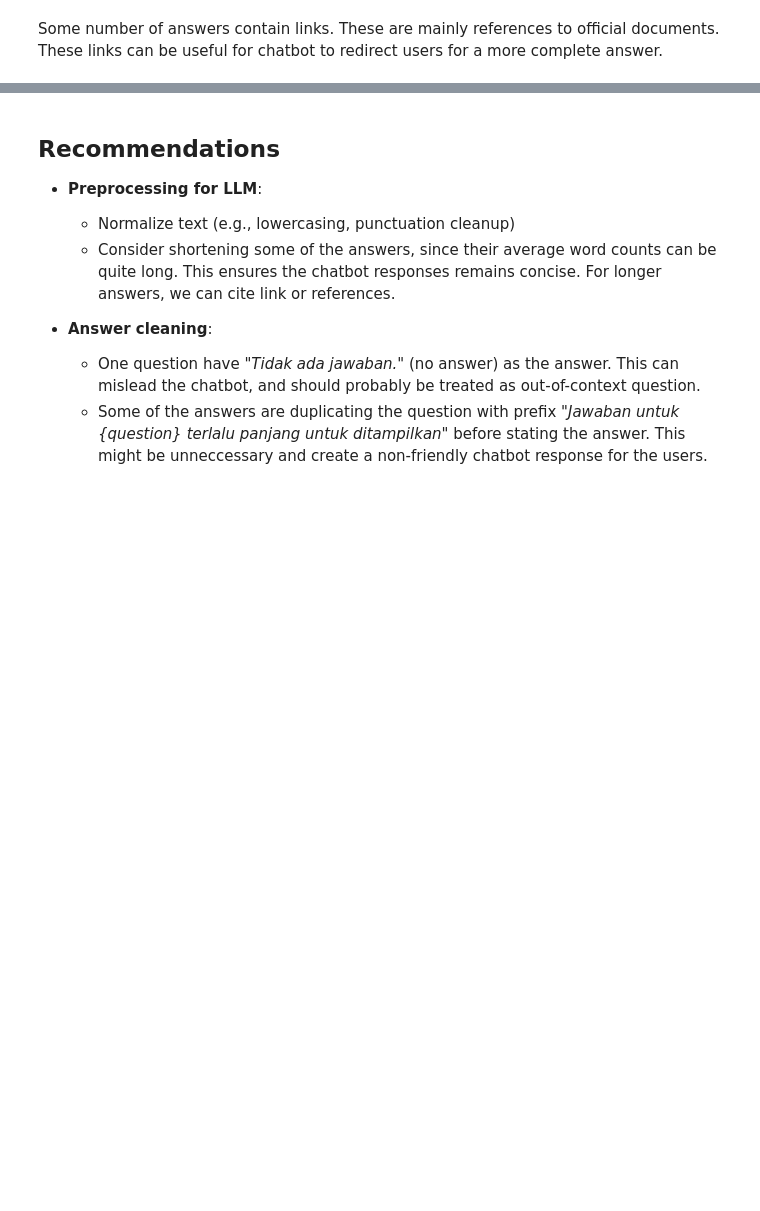
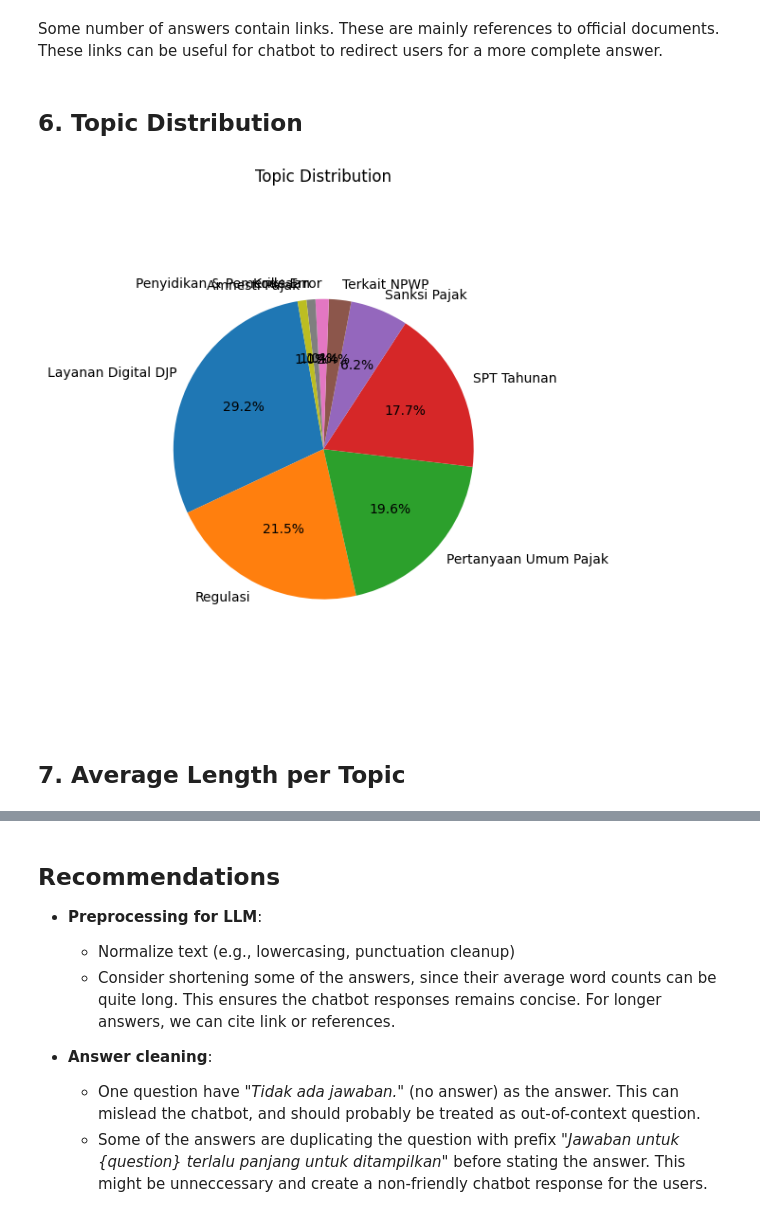
Before and after one commit to FTDS-assignment-bay/p2-final-project-rmt-040-final-sg02, a Jupyter notebook: analysis/EDA.ipynb, the cells around one changed output, grey strips where cells are left out. Saved outputs shown, nothing was run; the diff lists cells and outputs as text; code cells hidden in the pictures; blank space fills up the shorter version.

```diff
--- a/analysis/EDA.ipynb
+++ b/analysis/EDA.ipynb
@@ -300,2 +301,23 @@ plt.show()
 # %% [markdown]
 Some number of answers contain links. These are mainly references to official documents. These links can be useful for chatbot to redirect users for a more complete answer.
+# %% [markdown]
+## 6. Topic Distribution
+# %%
+topic_counts = df['Topik'].value_counts()
+
+# Create the pie chart
+plt.figure(figsize=(6, 6))
+plt.pie(
+    topic_counts.values,
+    labels=topic_counts.index,
+    autopct='%1.1f%%',
+    startangle=100
+)
+plt.title("Topic Distribution")
+plt.axis('equal')  # Ensures the pie chart is circular
+plt.tight_layout()
+plt.show()
+# %% [output]
+[figure, added]
+# %% [markdown]
+## 7. Average Length per Topic
```
Also changed, not shown: parts of 7 cells of this notebook, 1 other file.
